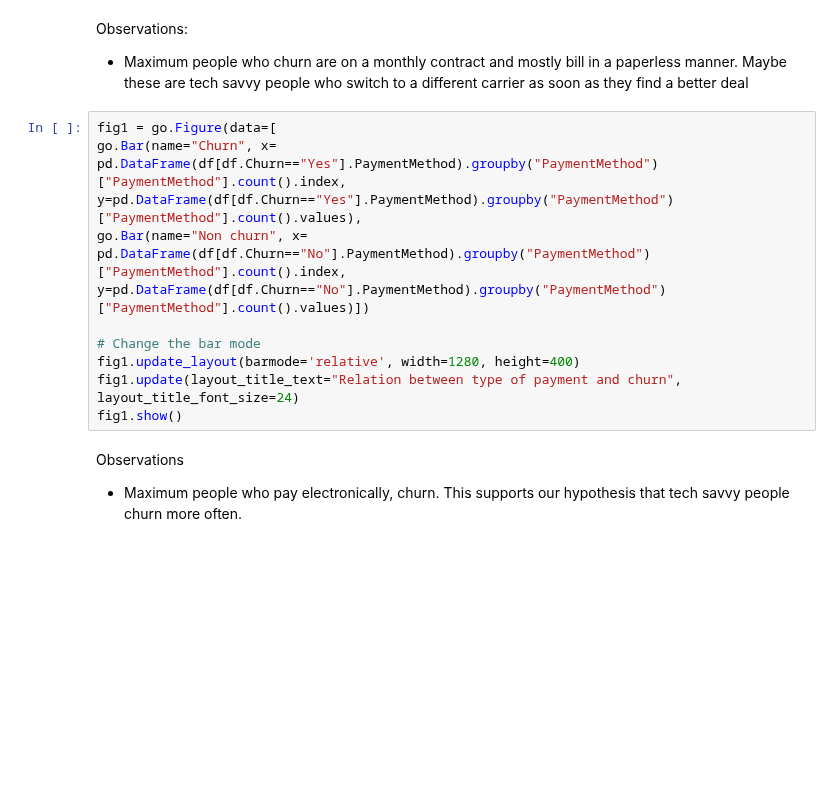
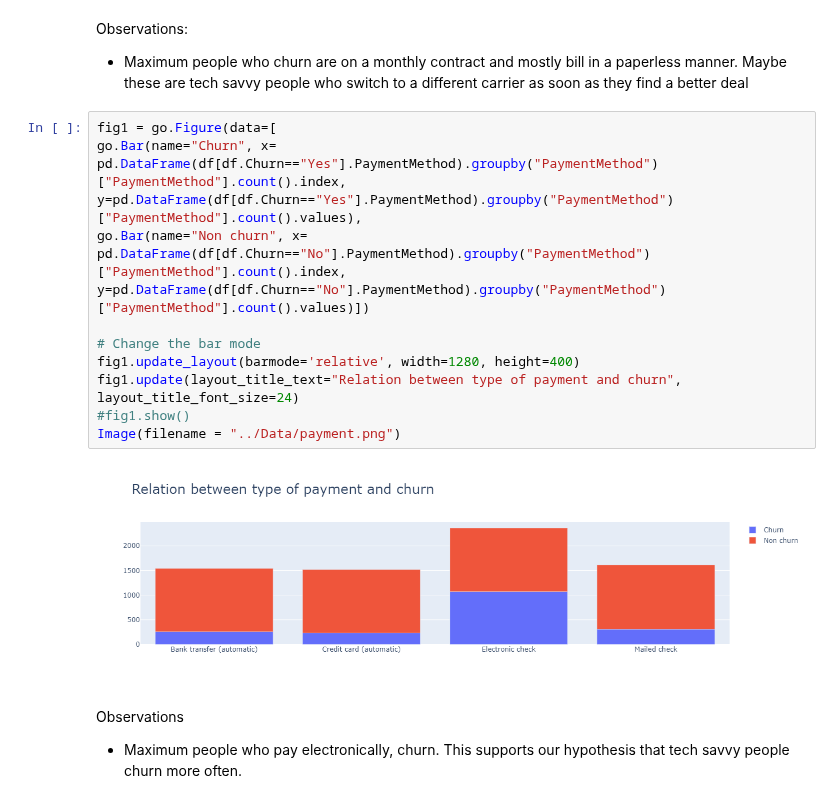
Before and after one commit to AnupamMisra/Data-science-projects, a Jupyter notebook: Customer_churn/Code/customer_churn.ipynb, the cells around one changed output. Cells and saved outputs as stored; diff of their text form; blank space fills up the shorter version.

```diff
--- a/Customer_churn/Code/customer_churn.ipynb
+++ b/Customer_churn/Code/customer_churn.ipynb
@@ -137,12 +138,15 @@ Observations:
 # %%
 fig1 = go.Figure(data=[
 go.Bar(name="Churn", x= pd.DataFrame(df[df.Churn=="Yes"].PaymentMethod).groupby("PaymentMethod")["PaymentMethod"].count().index, y=pd.DataFrame(df[df.Churn=="Yes"].PaymentMethod).groupby("PaymentMethod")["PaymentMethod"].count().values),
 go.Bar(name="Non churn", x= pd.DataFrame(df[df.Churn=="No"].PaymentMethod).groupby("PaymentMethod")["PaymentMethod"].count().index, y=pd.DataFrame(df[df.Churn=="No"].PaymentMethod).groupby("PaymentMethod")["PaymentMethod"].count().values)])
 
 # Change the bar mode
 fig1.update_layout(barmode='relative', width=1280, height=400)
 fig1.update(layout_title_text="Relation between type of payment and churn", layout_title_font_size=24)
-fig1.show()
+#fig1.show()
+Image(filename = "../Data/payment.png")
+# %% [output]
+[figure, added]
 # %% [markdown]
 Observations
 
```
Also changed, not shown: parts of 4 cells of this notebook, 2 other files.
